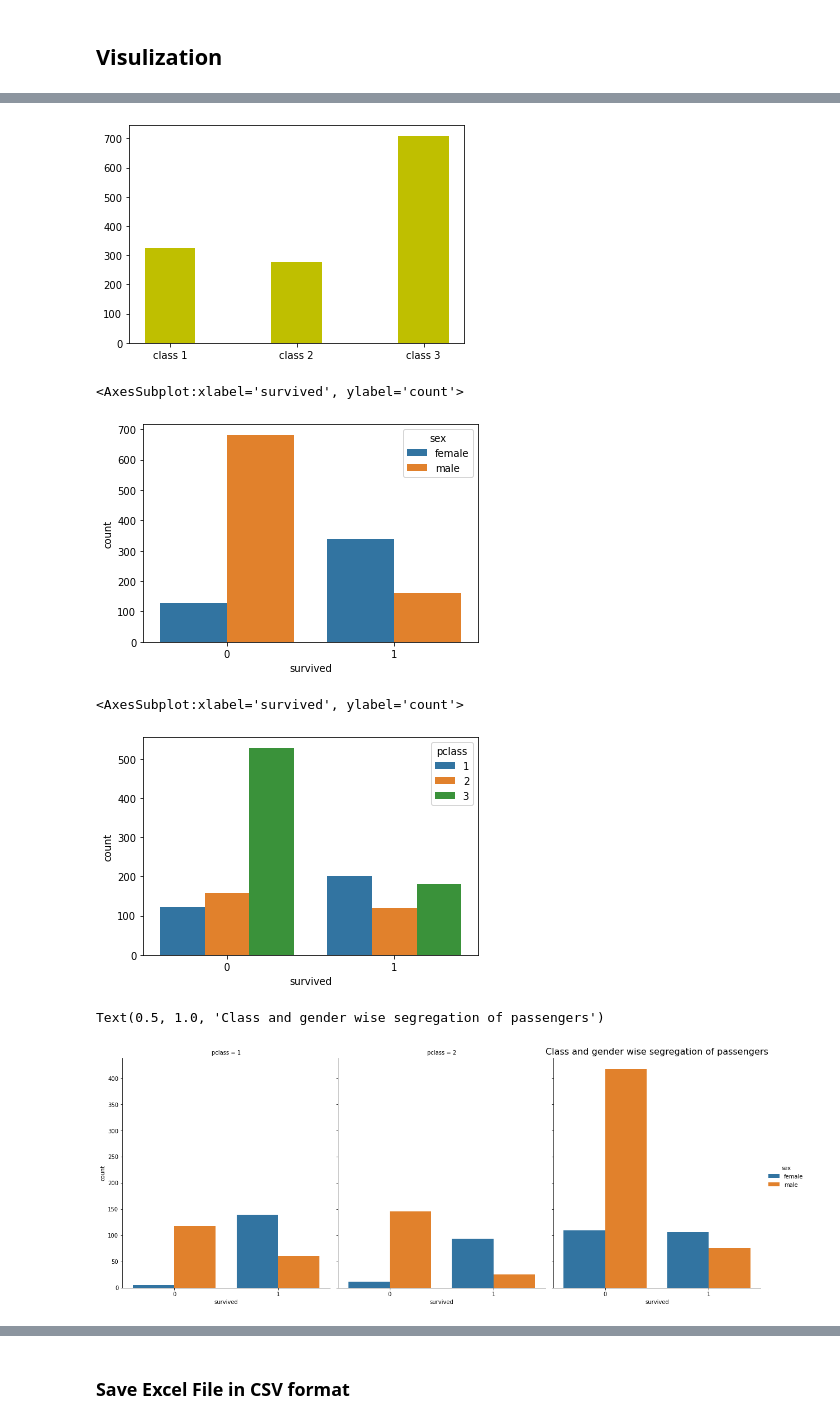
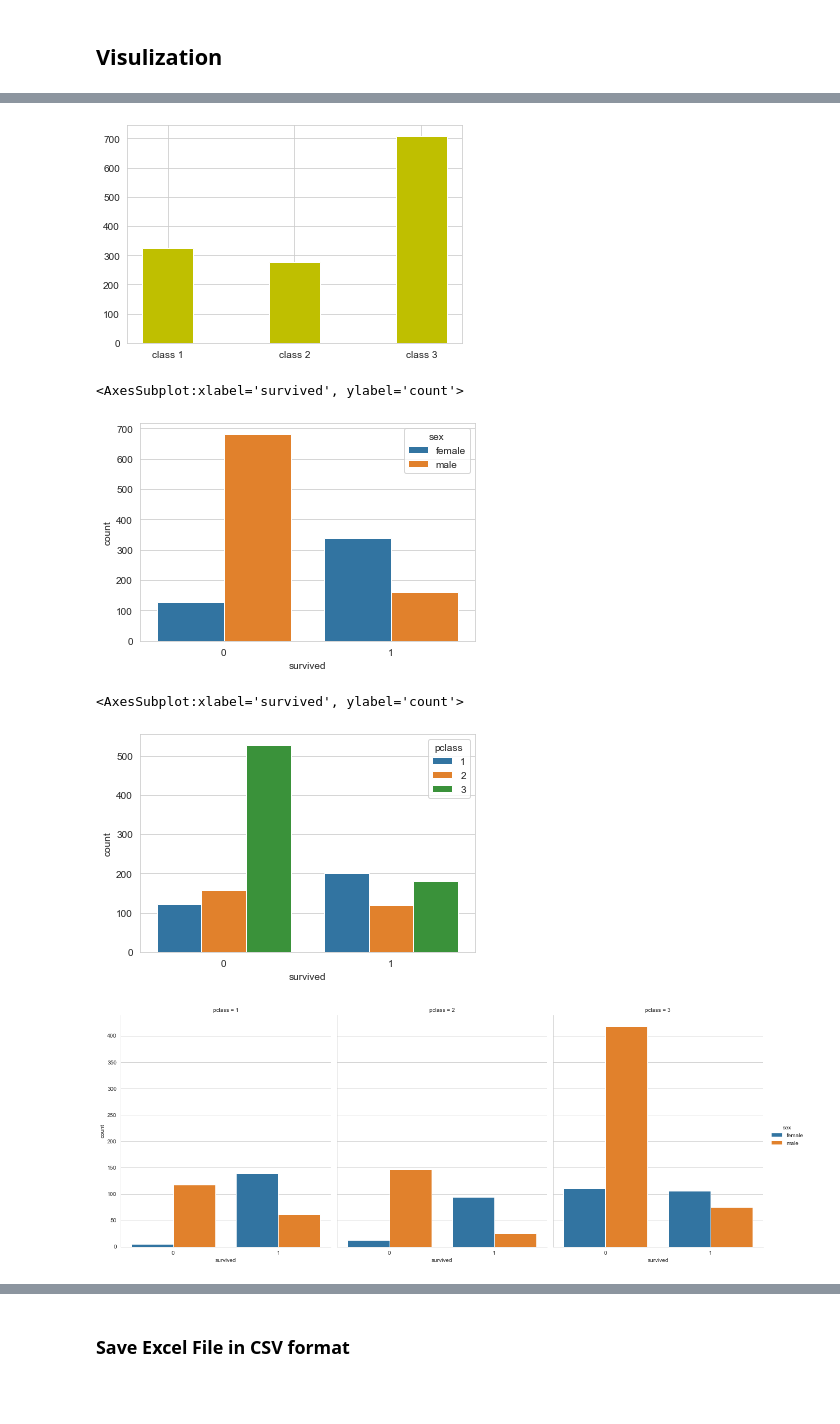
Before and after one commit to shorokatwa14/Titanic-EDA, a Jupyter notebook: Titanic_project.ipynb, the cells around one changed output, grey strips where cells are left out. Cells and saved outputs as stored; diff of their text form; code cells hidden in the pictures; blank space fills up the shorter version.

```diff
--- a/Titanic_project.ipynb
+++ b/Titanic_project.ipynb
@@ -4,5 +4,8 @@ import matplotlib.pyplot as plt
 %matplotlib inline
 import numpy as np
 import seaborn as sns
+sns.set_style("whitegrid")
+import warnings
+warnings.filterwarnings("ignore")
 # %%
 df = pd.read_excel('titanic.xls')
@@ -315,24 +316,23 @@ y = np.array([323, 277, 709])
 plt.bar(x, y, color = "y",width = 0.4)
 plt.show()
 # %% [output]
-[figure, old version]
+[figure, new version]
 # %%
 sns.countplot(x='survived',data=df,hue = 'sex')
 # %% [output]
 <AxesSubplot:xlabel='survived', ylabel='count'>
-[figure, old version]
+[figure, new version]
 # %%
 sns.countplot(x='survived',data=df,hue = 'pclass')
 # %% [output]
 <AxesSubplot:xlabel='survived', ylabel='count'>
-[figure, old version]
+[figure, new version]
 # %%
 sns.factorplot('survived', col='pclass', hue='sex', data=df, kind='count', size=7, aspect=.8)
 plt.subplots_adjust(top=0.9)
-plt.title('Class and gender wise segregation of passengers', fontsize=16)
+#plt.title('Class and gender wise segregation of passengers', fontsize=16)
 # %% [output]
-Text(0.5, 1.0, 'Class and gender wise segregation of passengers')
-[figure, old version]
+[figure, new version]
 # %%
 y= np.array([38.26, 32.57,40.51,40.00,38.32,58.54])
 mylabels=['young adult','baby','adult','elder','teen','child']
```
Also changed, not shown: parts of 5 cells of this notebook.
